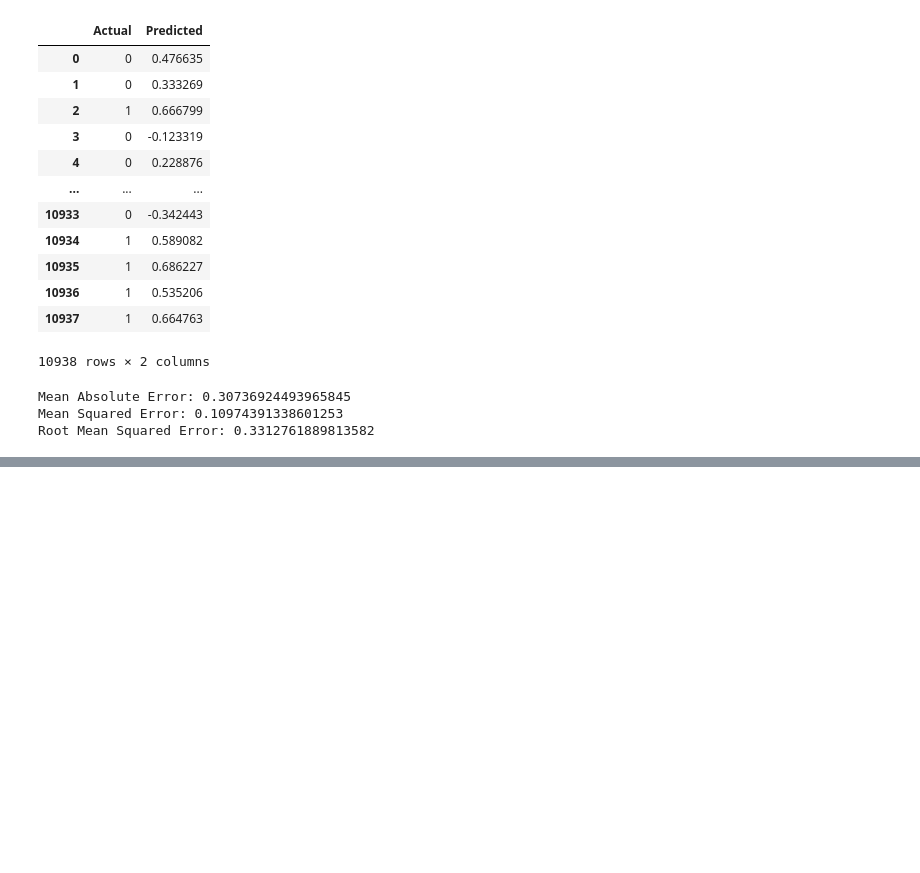
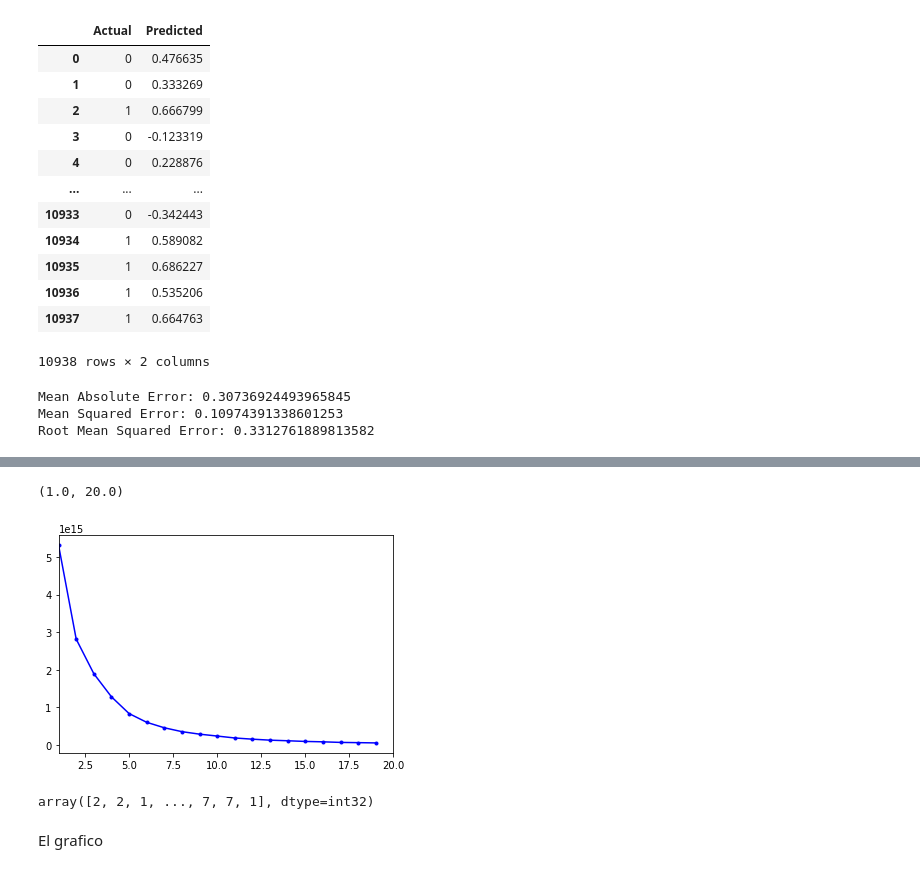
Before and after one commit to Elmatinho/DataScience_Unilever, a Jupyter notebook: Semana_6/Clases/Clase 05-05-2022.ipynb, the cells around one changed output, grey strips where cells are left out. Cells and saved outputs as stored; diff of their text form; code cells hidden in the pictures; blank space fills up the shorter version.

```diff
--- a/Semana_6/Clases/Clase 05-05-2022.ipynb
+++ b/Semana_6/Clases/Clase 05-05-2022.ipynb
@@ -854,0 +961,25 @@ Root Mean Squared Error: 0.3312761889813582
+# %%
+score = []
+k_clusters = range(1,20)
+for k in k_clusters:
+    kmeans = KMeans(n_clusters=k)
+    kmeans.fit(X1)
+    score.append(-kmeans.score(X1))
+
+
+plt.plot(k_clusters, score,'b.-')
+plt.xlim(1,20)
+# %% [output]
+(1.0, 20.0)
+[figure, added]
+# %%
+k = 13
+kmeans = KMeans(n_clusters=k)
+kmeans.fit(X1)
+
+y_pred = kmeans.predict(X1)
+y_pred
+# %% [output]
+array([2, 2, 1, ..., 7, 7, 1], dtype=int32)
+# %% [markdown]
+El grafico
```
Also changed, not shown: parts of 43 cells of this notebook, 14 other files.
